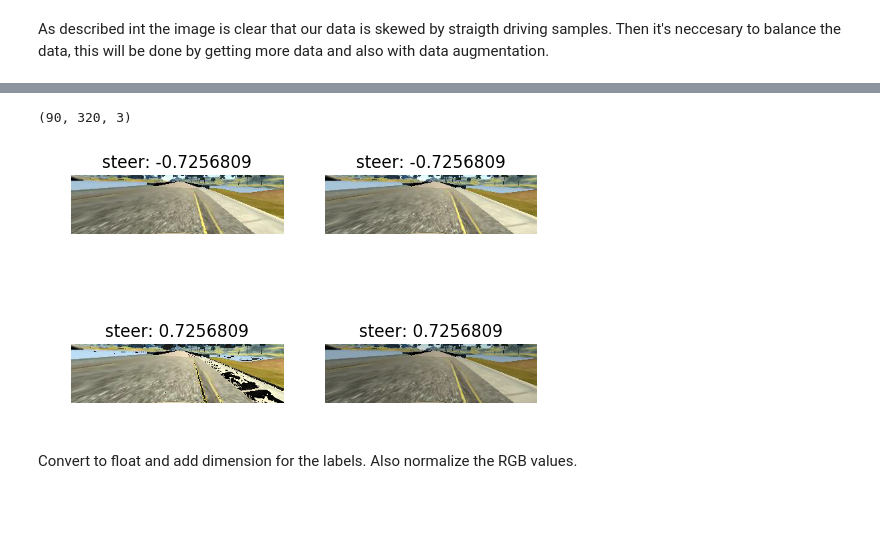
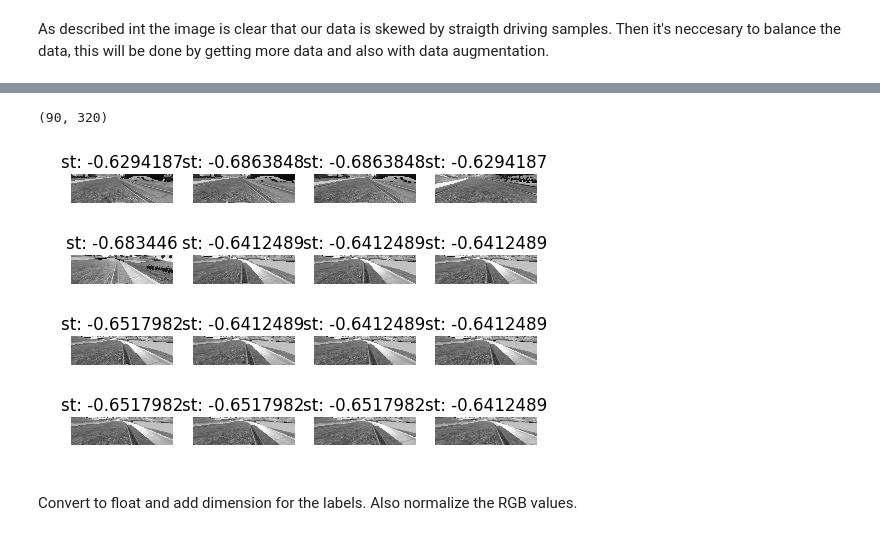
Before and after one commit to yhoazk/CarND-Behavioral-Cloning-P3, a Jupyter notebook: ExploreAndPreprocessData.ipynb, the cells around one changed output, grey strips where cells are left out. Drawn from its saved outputs; the diff is of its cells as text; code cells hidden in the pictures; blank space fills up the shorter version.

```diff
--- a/ExploreAndPreprocessData.ipynb
+++ b/ExploreAndPreprocessData.ipynb
@@ -114,0 +214,3 @@ for line in labels_csv:
+# %%
+X_all,y_all = get_dataset(IMG_DIR, LABEL_CSV )
+n_all, bins_all = analyze_dataset(y_all)
@@ -114,0 +224,3 @@ for line in labels_csv:
+# %%
+X_lft,y_lft = get_dataset(LEFT_REC_IMG, LEFT_REC_CSV )
+n_lft, bins_lft = analyze_dataset(y_lft)
@@ -114,0 +229,3 @@ for line in labels_csv:
+# %%
+X_rgt,y_rgt = get_dataset(RIGHT_REC_IMG, RIGHT_REC_CSV )
+n_rgt, bins_rgt = analyze_dataset(y_rgt)
@@ -115,15 +234,2 @@ for line in labels_csv:
 # %% [markdown]
 In the current project, our output is the steering angle. As we did in previous projects, we need to check if our data is well distributed, this way the model will be capable of better generalization in the future in comparison to skewed data.
-# %%
-n, bins, _ = plt.hist(steering_angles, facecolor='green',  bins=20)
-plt.xlabel('Steering angle')
-plt.ylabel('Number of images in the range')
-plt.grid(True)
-plt.show()
-
-#convert n, which is in float to int. n indicates the number of elements in the bin
-
-n = list(map(int, n))
-
-for i, b in zip(n,bins):
-    print("|n|: %4d   n: %.2f "% (i, b))
@@ -308,9 +322,12 @@ New postivie images count: 3144.0
 # %%
-l = 25
-plot_imgArr([*X[l:l+2],brightness(X[l]), brightness(X[l+1]) ], label=[*y[l:l+2], -y[l], -y[l+1]]) ## Print olny 4 images
+l = 33
+#plot_imgArr([*X[l:l+2],brightness(X[l]), brightness(X[l+1]) ], label=[*y[l:l+2], -y[l], -y[l+1]]) ## Print olny 4 images
+plot_imgArr(X[l:l+16], label=y[l:l+16], gray=True, n=4) ## Print olny 4 images
+#plt.imshow(X[l]);
+#plt.title(y[l]);
 # %% [output]
-(90, 320, 3)
+(90, 320)
-[figure, old version]
+[figure, new version]
 # %% [markdown]
 Convert to float and add dimension for the labels.
 Also normalize the RGB values.
```
Also changed, not shown: parts of 15 cells of this notebook, 2 other files.
